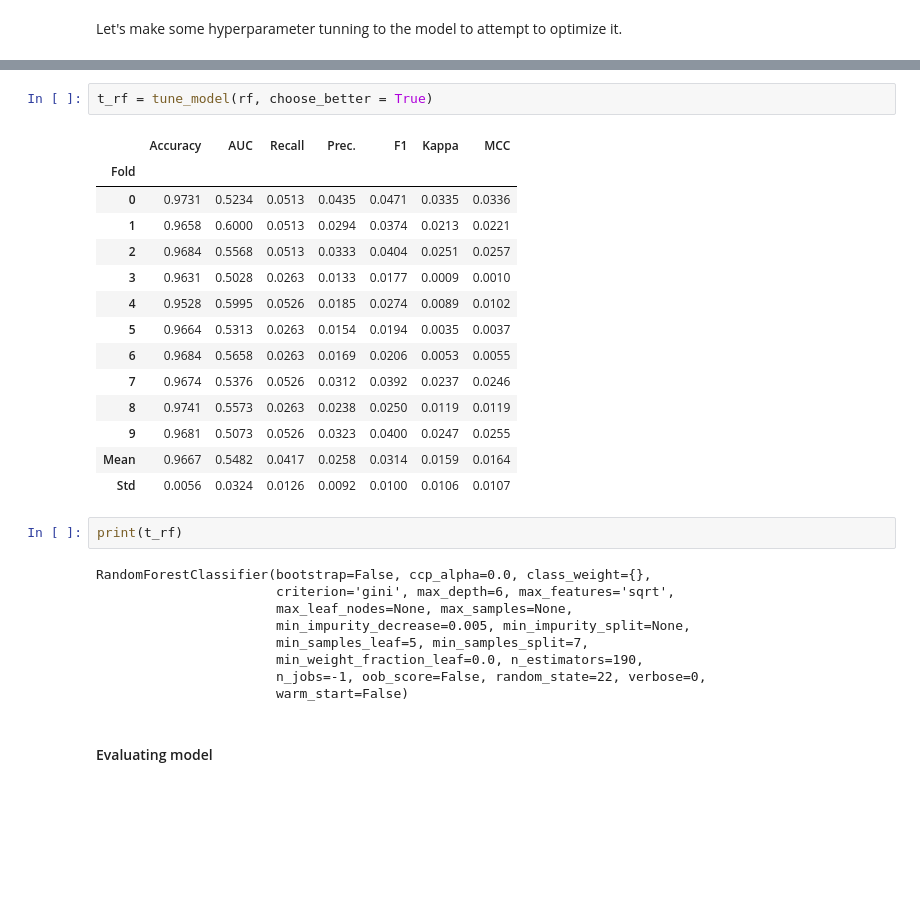
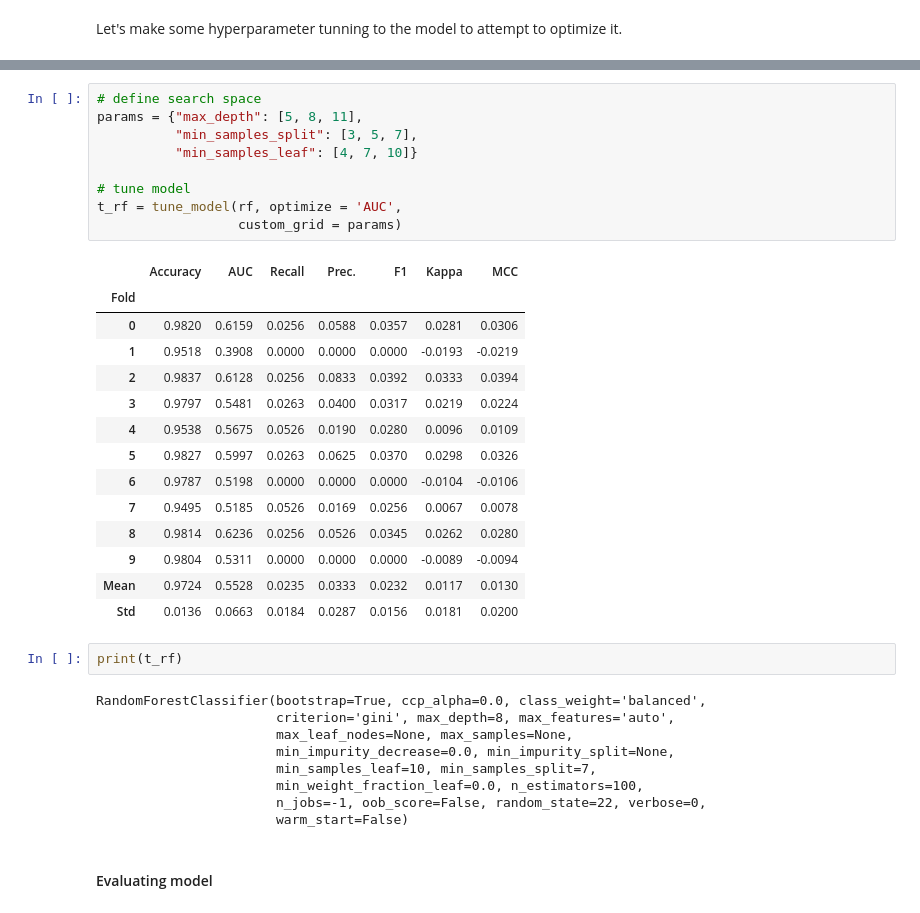
Before and after one commit to marinavillaschi/customer-acquisition, a Jupyter notebook: 4_classification_model.ipynb, the cells around one changed output, grey strips where cells are left out. Cells and saved outputs as stored; diff of their text form; blank space fills up the shorter version.

```diff
--- a/4_classification_model.ipynb
+++ b/4_classification_model.ipynb
@@ -222,29 +229,36 @@ When `choose_better` parameter is set to True it will always return a better per
 # %%
-t_rf = tune_model(rf, choose_better = True)
+# define search space
+params = {"max_depth": [5, 8, 11],
+          "min_samples_split": [3, 5, 7],
+          "min_samples_leaf": [4, 7, 10]}
+
+# tune model
+t_rf = tune_model(rf, optimize = 'AUC',
+                  custom_grid = params)
 # %% [output]
 |  | Accuracy | AUC | Recall | Prec. | F1 | Kappa | MCC |
 | Fold |  |  |  |  |  |  |  |
-| 0 | 0.9731 | 0.5234 | 0.0513 | 0.0435 | 0.0471 | 0.0335 | 0.0336 |
-| 1 | 0.9658 | 0.6000 | 0.0513 | 0.0294 | 0.0374 | 0.0213 | 0.0221 |
-| 2 | 0.9684 | 0.5568 | 0.0513 | 0.0333 | 0.0404 | 0.0251 | 0.0257 |
-| 3 | 0.9631 | 0.5028 | 0.0263 | 0.0133 | 0.0177 | 0.0009 | 0.0010 |
-| 4 | 0.9528 | 0.5995 | 0.0526 | 0.0185 | 0.0274 | 0.0089 | 0.0102 |
-| 5 | 0.9664 | 0.5313 | 0.0263 | 0.0154 | 0.0194 | 0.0035 | 0.0037 |
-| 6 | 0.9684 | 0.5658 | 0.0263 | 0.0169 | 0.0206 | 0.0053 | 0.0055 |
-| 7 | 0.9674 | 0.5376 | 0.0526 | 0.0312 | 0.0392 | 0.0237 | 0.0246 |
-| 8 | 0.9741 | 0.5573 | 0.0263 | 0.0238 | 0.0250 | 0.0119 | 0.0119 |
-| 9 | 0.9681 | 0.5073 | 0.0526 | 0.0323 | 0.0400 | 0.0247 | 0.0255 |
-| Mean | 0.9667 | 0.5482 | 0.0417 | 0.0258 | 0.0314 | 0.0159 | 0.0164 |
-| Std | 0.0056 | 0.0324 | 0.0126 | 0.0092 | 0.0100 | 0.0106 | 0.0107 |
+| 0 | 0.9820 | 0.6159 | 0.0256 | 0.0588 | 0.0357 | 0.0281 | 0.0306 |
+| 1 | 0.9518 | 0.3908 | 0.0000 | 0.0000 | 0.0000 | -0.0193 | -0.0219 |
+| 2 | 0.9837 | 0.6128 | 0.0256 | 0.0833 | 0.0392 | 0.0333 | 0.0394 |
+| 3 | 0.9797 | 0.5481 | 0.0263 | 0.0400 | 0.0317 | 0.0219 | 0.0224 |
+| 4 | 0.9538 | 0.5675 | 0.0526 | 0.0190 | 0.0280 | 0.0096 | 0.0109 |
+| 5 | 0.9827 | 0.5997 | 0.0263 | 0.0625 | 0.0370 | 0.0298 | 0.0326 |
+| 6 | 0.9787 | 0.5198 | 0.0000 | 0.0000 | 0.0000 | -0.0104 | -0.0106 |
+| 7 | 0.9495 | 0.5185 | 0.0526 | 0.0169 | 0.0256 | 0.0067 | 0.0078 |
+| 8 | 0.9814 | 0.6236 | 0.0256 | 0.0526 | 0.0345 | 0.0262 | 0.0280 |
+| 9 | 0.9804 | 0.5311 | 0.0000 | 0.0000 | 0.0000 | -0.0089 | -0.0094 |
+| Mean | 0.9724 | 0.5528 | 0.0235 | 0.0333 | 0.0232 | 0.0117 | 0.0130 |
+| Std | 0.0136 | 0.0663 | 0.0184 | 0.0287 | 0.0156 | 0.0181 | 0.0200 |
 # %%
 print(t_rf)
 # %% [output]
-RandomForestClassifier(bootstrap=False, ccp_alpha=0.0, class_weight={},
-                       criterion='gini', max_depth=6, max_features='sqrt',
+RandomForestClassifier(bootstrap=True, ccp_alpha=0.0, class_weight='balanced',
+                       criterion='gini', max_depth=8, max_features='auto',
                        max_leaf_nodes=None, max_samples=None,
-                       min_impurity_decrease=0.005, min_impurity_split=None,
-                       min_samples_leaf=5, min_samples_split=7,
-                       min_weight_fraction_leaf=0.0, n_estimators=190,
+                       min_impurity_decrease=0.0, min_impurity_split=None,
+                       min_samples_leaf=10, min_samples_split=7,
+                       min_weight_fraction_leaf=0.0, n_estimators=100,
                        n_jobs=-1, oob_score=False, random_state=22, verbose=0,
                        warm_start=False)
 # %% [markdown]
```
Also changed, not shown: parts of 13 cells of this notebook, 1 other file.
